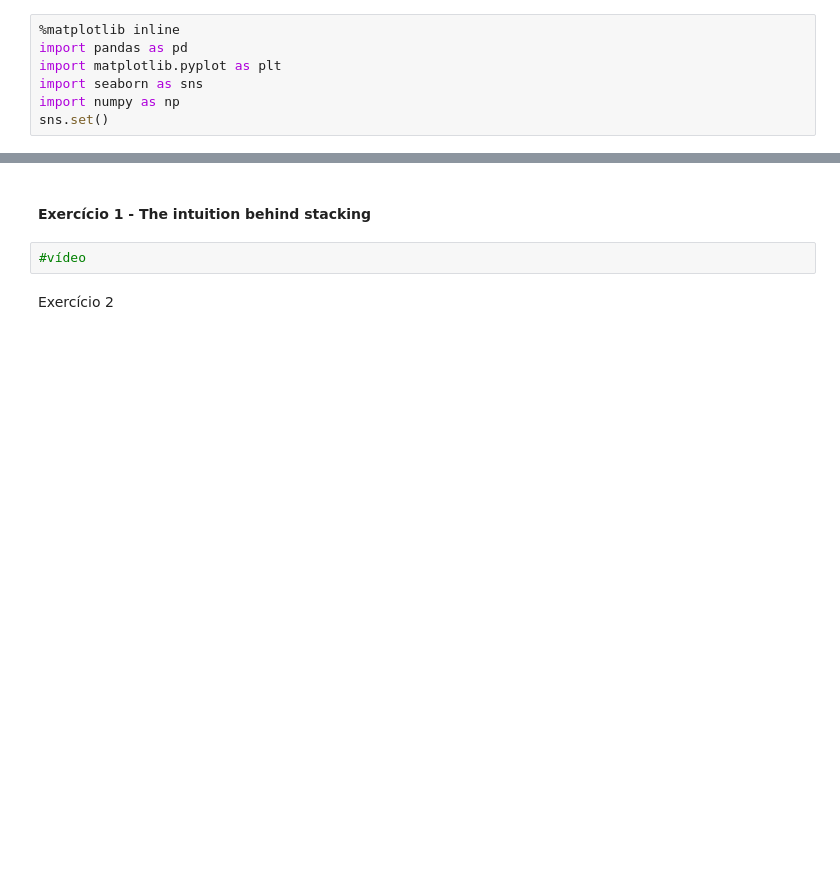
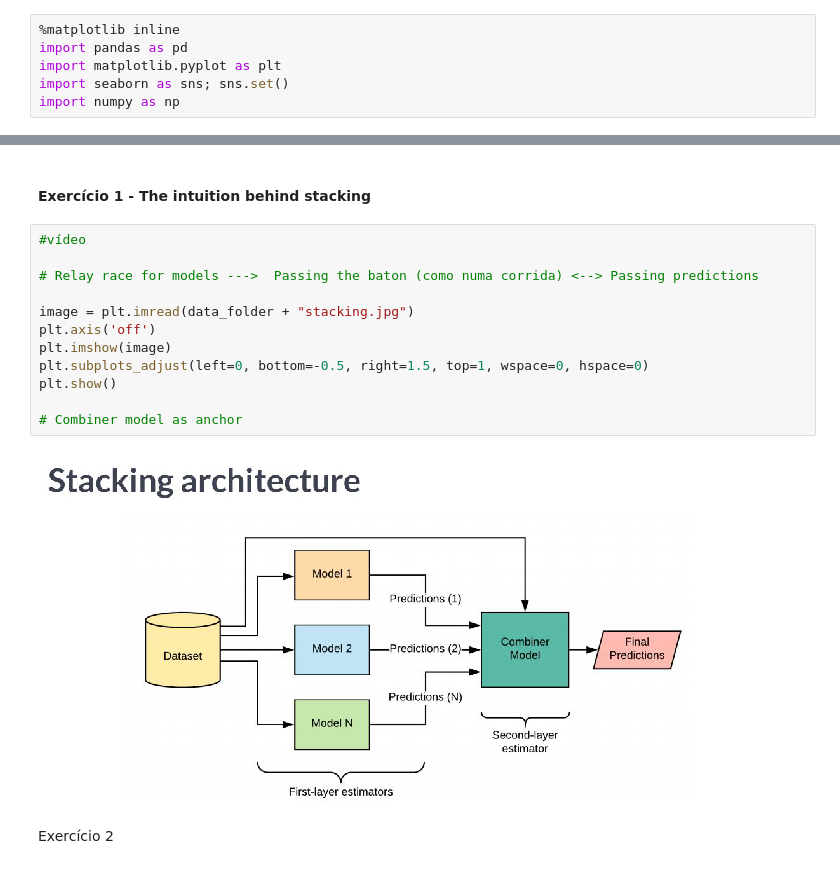
Before and after one commit to MigBap/Online-courses-and-tutorials, a Jupyter notebook: DataCamp/DataCamp - Ensemble Methods in Python.ipynb, the cells around one changed output, grey strips where cells are left out. Saved outputs shown, nothing was run; the diff lists cells and outputs as text; blank space fills up the shorter version.

```diff
--- a/DataCamp/DataCamp - Ensemble Methods in Python.ipynb
+++ b/DataCamp/DataCamp - Ensemble Methods in Python.ipynb
@@ -8,9 +8,8 @@ data_folder = "C:/Users/Admin/Dropbox/Python/ficheiros/DataCamp/DataCamp - Ensem
 %matplotlib inline
 import pandas as pd
 import matplotlib.pyplot as plt
-import seaborn as sns
+import seaborn as sns; sns.set()
 import numpy as np
-sns.set()
 # %%
 from sklearn.model_selection import train_test_split
 
@@ -1759,7 +1765,19 @@ While XGBoost got a better score, LightGBM is faster and lighter. CatBoost was g
 # Chapter 4 - Stacking
 # %% [markdown]
 #### Exercício 1 - The intuition behind stacking
-# %%
-#vídeo
+# %%
+#vídeo
+
+# Relay race for models --->  Passing the baton (como numa corrida) <--> Passing predictions
+
+image = plt.imread(data_folder + "stacking.jpg")
+plt.axis('off')
+plt.imshow(image)
+plt.subplots_adjust(left=0, bottom=-0.5, right=1.5, top=1, wspace=0, hspace=0)
+plt.show()
+
+# Combiner model as anchor
+# %% [output]
+[figure, added]
 # %% [markdown]
 Exercício 2
```
Also changed, not shown: parts of 22 cells of this notebook.
